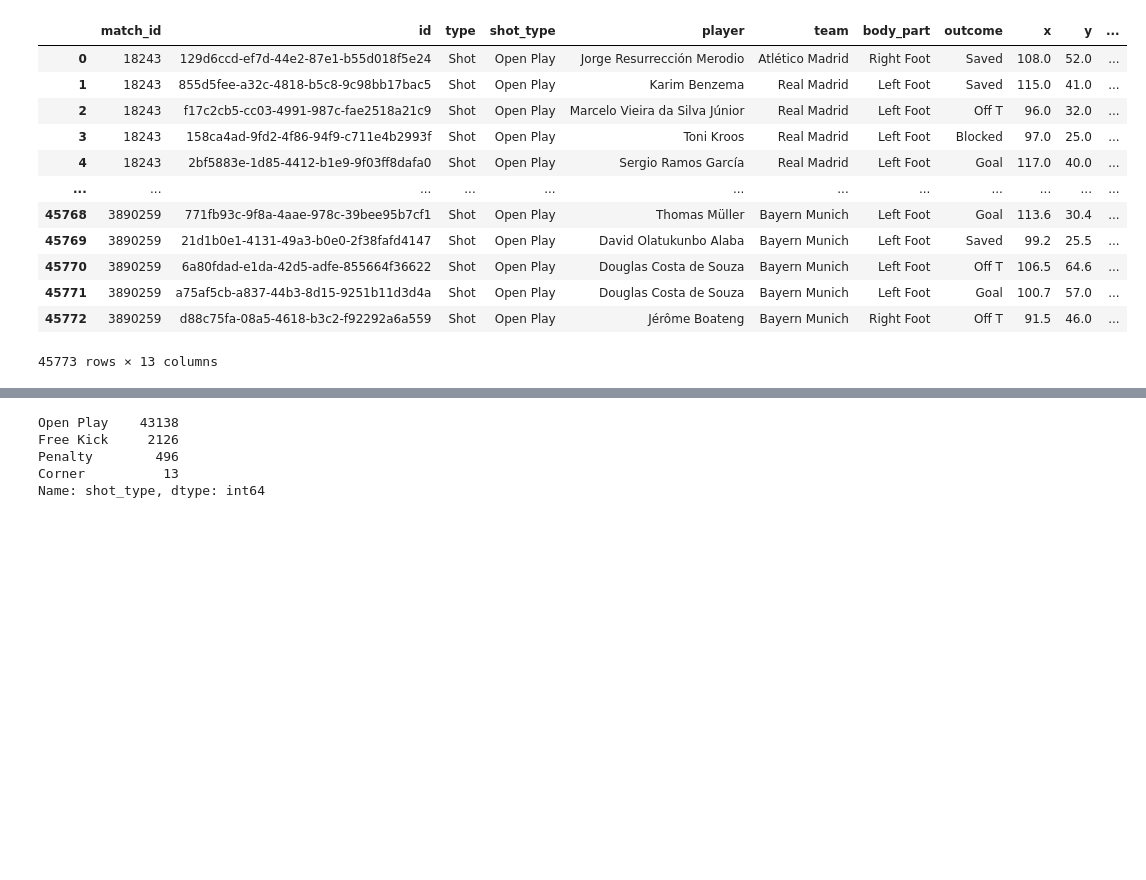
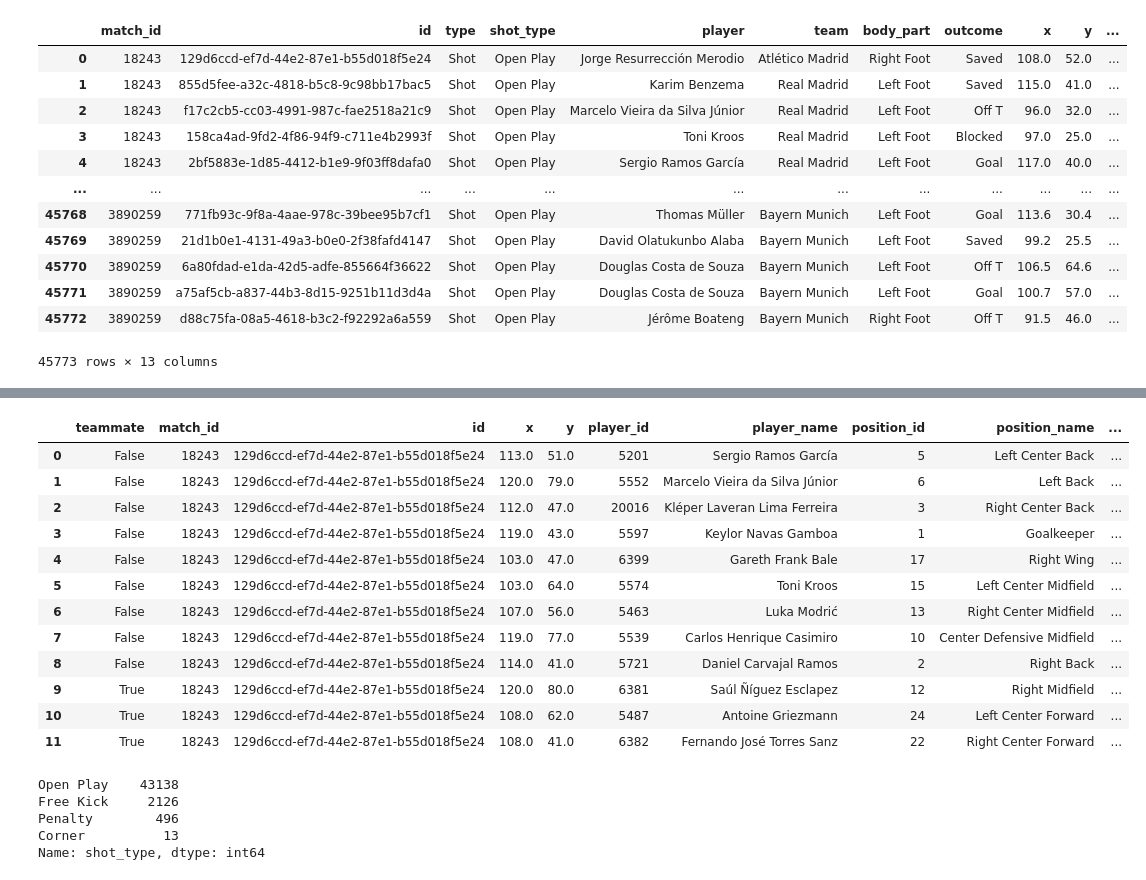
Before and after one commit to jmlee8939/Expected-values-of-soccer, a Jupyter notebook: Xg_analysis2.ipynb, the cells around one changed output, grey strips where cells are left out. Cells and saved outputs as stored; diff of their text form; code cells hidden in the pictures; blank space fills up the shorter version.

```diff
--- a/Xg_analysis2.ipynb
+++ b/Xg_analysis2.ipynb
@@ -88,3 +177,19 @@ df
+# %%
+t_freeze
+# %% [output]
+|  | teammate | match_id | id | x | y | player_id | player_name | position_id | position_name | ... |
+| 0 | False | 18243 | 129d6ccd-ef7d-44e2-87e1-b55d018f5e24 | 113.0 | 51.0 | 5201 | Sergio Ramos García | 5 | Left Center Back | ... |
+| 1 | False | 18243 | 129d6ccd-ef7d-44e2-87e1-b55d018f5e24 | 120.0 | 79.0 | 5552 | Marcelo Vieira da Silva Júnior | 6 | Left Back | ... |
+| 2 | False | 18243 | 129d6ccd-ef7d-44e2-87e1-b55d018f5e24 | 112.0 | 47.0 | 20016 | Kléper Laveran Lima Ferreira | 3 | Right Center Back | ... |
+| 3 | False | 18243 | 129d6ccd-ef7d-44e2-87e1-b55d018f5e24 | 119.0 | 43.0 | 5597 | Keylor Navas Gamboa | 1 | Goalkeeper | ... |
+| 4 | False | 18243 | 129d6ccd-ef7d-44e2-87e1-b55d018f5e24 | 103.0 | 47.0 | 6399 | Gareth Frank Bale | 17 | Right Wing | ... |
+| 5 | False | 18243 | 129d6ccd-ef7d-44e2-87e1-b55d018f5e24 | 103.0 | 64.0 | 5574 | Toni Kroos | 15 | Left Center Midfield | ... |
+| 6 | False | 18243 | 129d6ccd-ef7d-44e2-87e1-b55d018f5e24 | 107.0 | 56.0 | 5463 | Luka Modrić | 13 | Right Center Midfield | ... |
+| 7 | False | 18243 | 129d6ccd-ef7d-44e2-87e1-b55d018f5e24 | 119.0 | 77.0 | 5539 | Carlos Henrique Casimiro | 10 | Center Defensive Midfield | ... |
+| 8 | False | 18243 | 129d6ccd-ef7d-44e2-87e1-b55d018f5e24 | 114.0 | 41.0 | 5721 | Daniel Carvajal Ramos | 2 | Right Back | ... |
+| 9 | True | 18243 | 129d6ccd-ef7d-44e2-87e1-b55d018f5e24 | 120.0 | 80.0 | 6381 | Saúl Ñíguez Esclapez | 12 | Right Midfield | ... |
+| 10 | True | 18243 | 129d6ccd-ef7d-44e2-87e1-b55d018f5e24 | 108.0 | 62.0 | 5487 | Antoine Griezmann | 24 | Left Center Forward | ... |
+| 11 | True | 18243 | 129d6ccd-ef7d-44e2-87e1-b55d018f5e24 | 108.0 | 41.0 | 6382 | Fernando José Torres Sanz | 22 | Right Center Forward | ... |
 # %%
 df.shot_type.value_counts()
 # %% [output]
```
Also changed, not shown: parts of 9 cells of this notebook, 1 other file.
